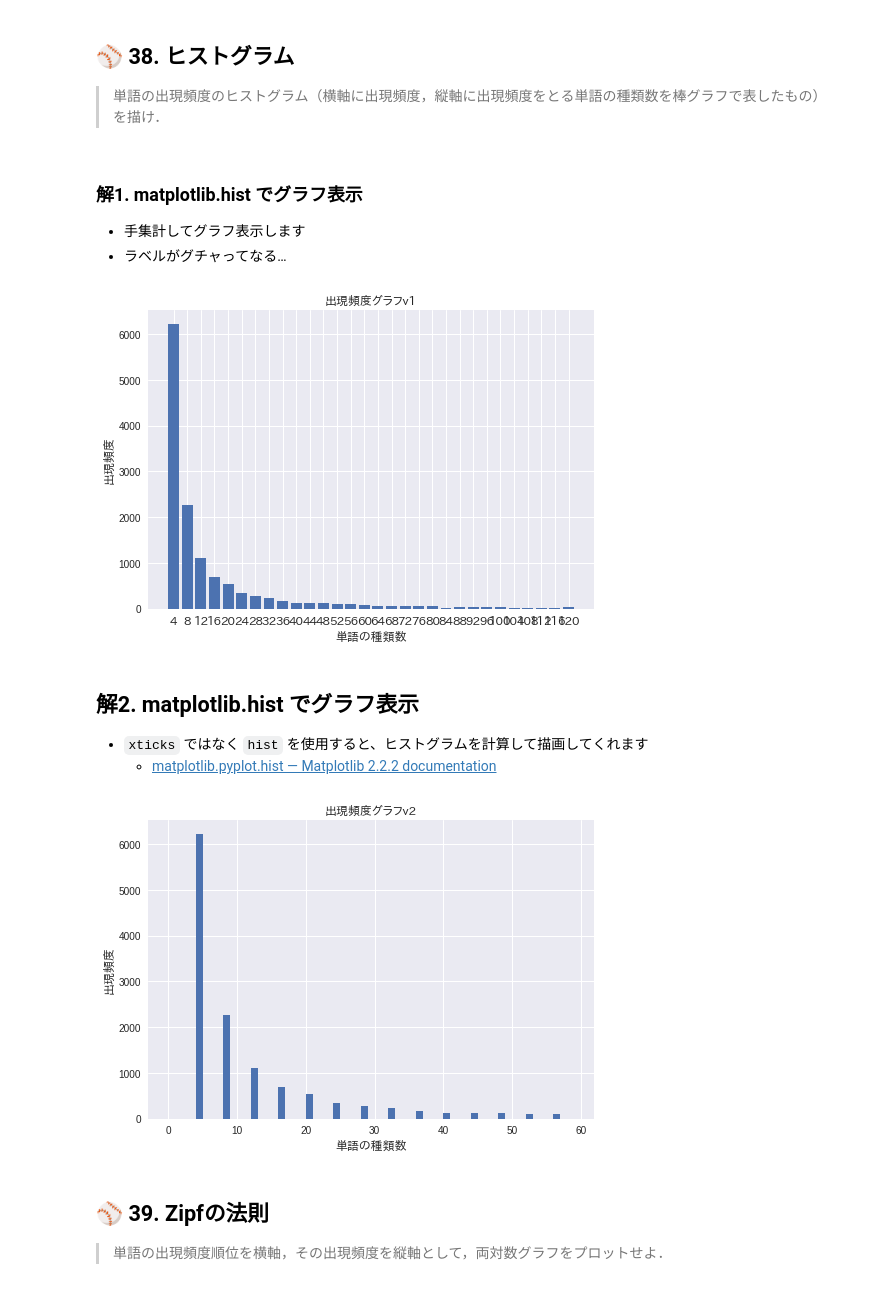
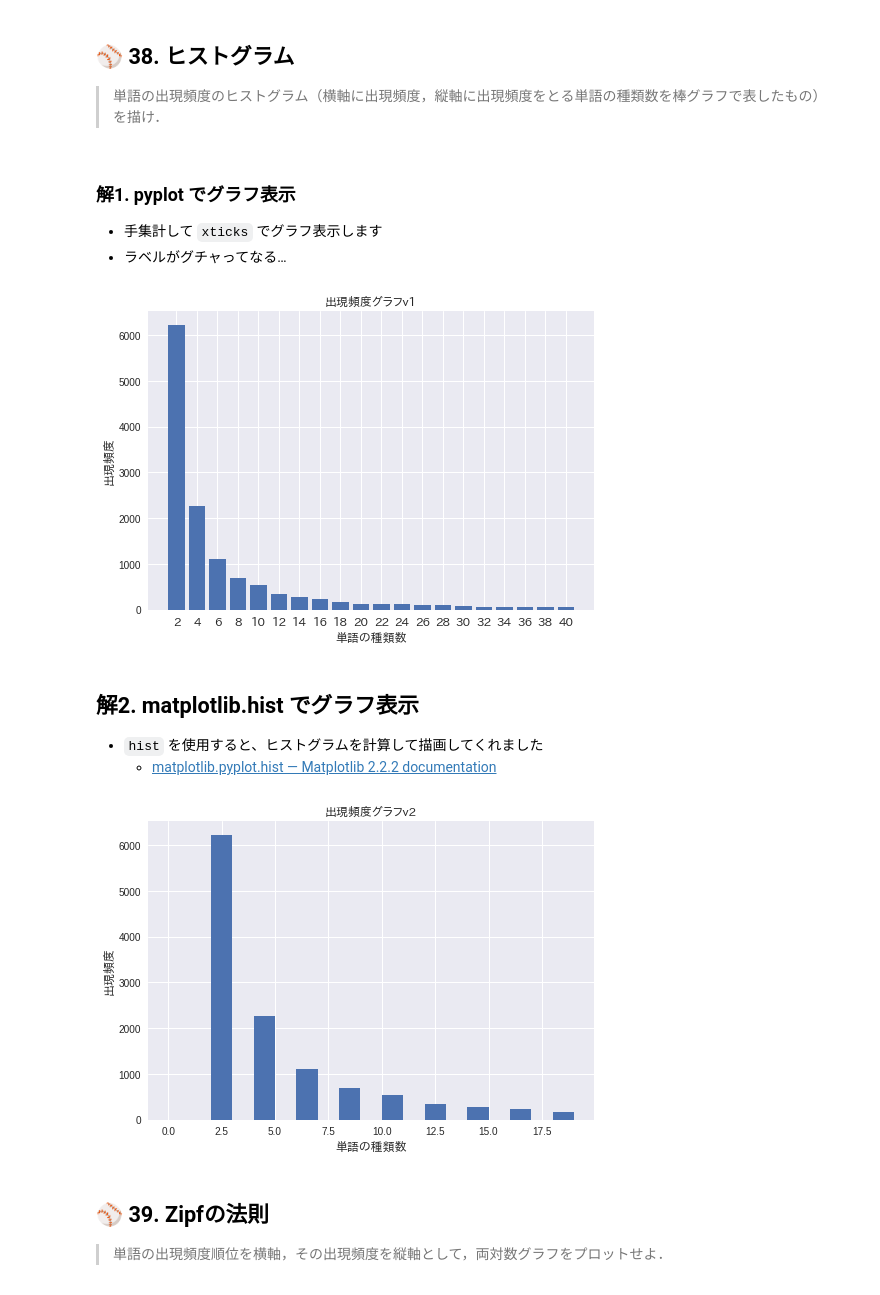
Before and after one commit to saitota/ProgrammingKnock100, a Jupyter notebook: Chapter04_Q30_Q39.ipynb, the cells around one changed output. Drawn from its saved outputs; the diff is of its cells as text; code cells hidden in the pictures.

```diff
--- a/Chapter04_Q30_Q39.ipynb
+++ b/Chapter04_Q30_Q39.ipynb
@@ -322,8 +322,8 @@ plt.show() # 表示
 ## ⚾ 38. ヒストグラム
 > 単語の出現頻度のヒストグラム（横軸に出現頻度，縦軸に出現頻度をとる単語の種類数を棒グラフで表したもの）を描け．
 # %% [markdown]
-### 解1. matplotlib.hist でグラフ表示
-- 手集計してグラフ表示します
+### 解1. pyplot でグラフ表示
+- 手集計して `xticks` でグラフ表示します
 - ラベルがグチャってなる…
 # %%
 lst_cnt = {}
@@ -346,33 +346,33 @@ v = [int(v) for k,v in lst_cnt2.items()] # 縦軸
 k = [int(k) for k,v in lst_cnt2.items()] # 横軸
 
 #データプロット
-plt.xticks(range(30) ,k[:30:],fontproperties=fp) # 横軸
-plt.bar(range(30),v[:30:])# 縦軸
+plt.xticks(range(20) ,k[:20:],fontproperties=fp) # 横軸
+plt.bar(range(20),v[:20:])# 縦軸
 
 plt.show() # 表示
 # %% [output]
-[figure, old version]
+[figure, new version]
 # %% [markdown]
 ## 解2. matplotlib.hist でグラフ表示
-- `xticks` ではなく `hist` を使用すると、ヒストグラムを計算して描画してくれます
+- `hist` を使用すると、ヒストグラムを計算して描画してくれました
   - [matplotlib.pyplot.hist — Matplotlib 2.2.2 documentation](https://matplotlib.org/api/_as_gen/matplotlib.pyplot.hist.html)
 # %%
 # 日本語フォント
 fp = FontProperties(fname='/usr/share/fonts/opentype/ipafont-gothic/ipagp.ttf')
 
 # ラベル設定
 plt.title('出現頻度グラフv2', fontproperties=fp)
 plt.xlabel('単語の種類数', fontproperties=fp) # 横軸
 plt.ylabel('出現頻度', fontproperties=fp) # 縦軸
 
 lst_cnt = list(zip(*lst_commons))[1]
 
 plt.hist(lst_cnt,
-    range(60))
+    range(20))
 
 plt.show() # 表示
 # %% [output]
-[figure, old version]
+[figure, new version]
 # %% [markdown]
 
 
```
Also changed, not shown: parts of 13 cells of this notebook.
